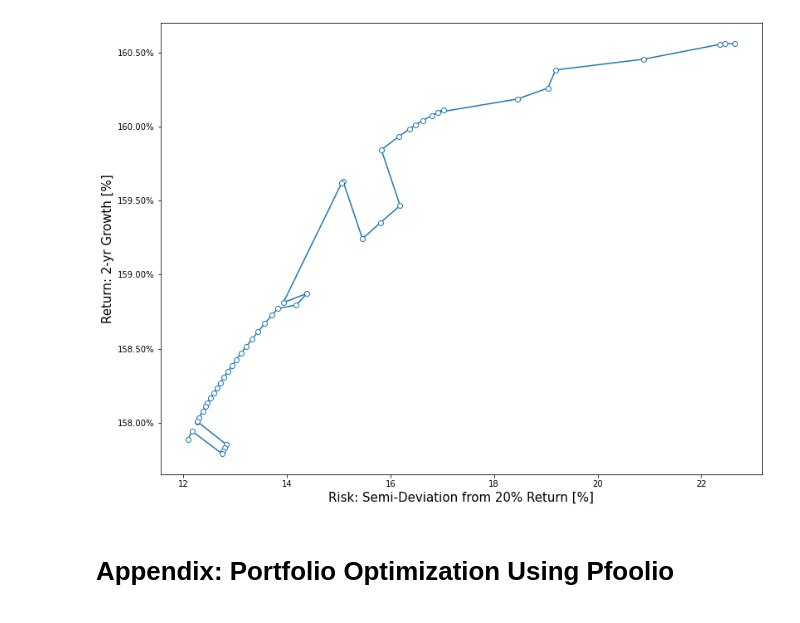
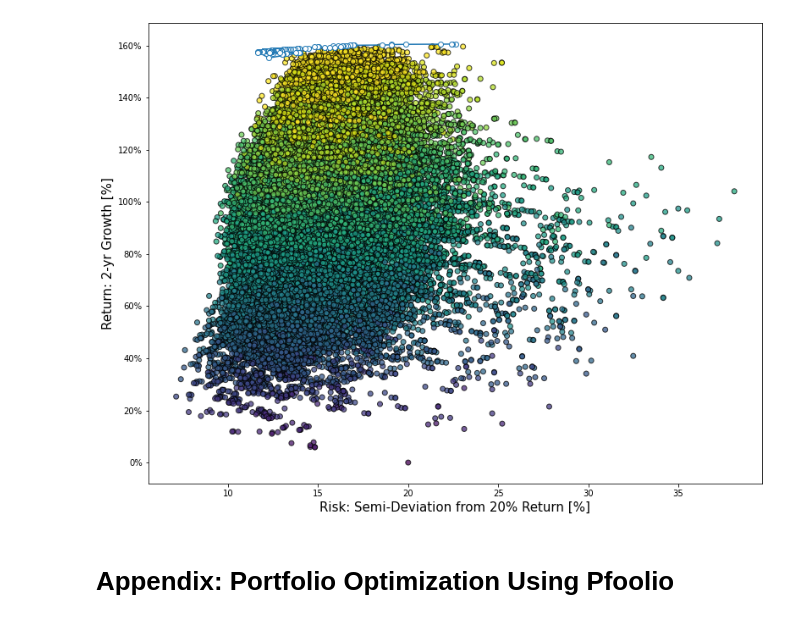
Before and after one commit to mtlr05/Pfoolio, a Jupyter notebook: Pfoolio notebook.ipynb, the cells around one changed output. Drawn from its saved outputs; the diff is of its cells as text; code cells hidden in the pictures.

```diff
--- a/Pfoolio notebook.ipynb
+++ b/Pfoolio notebook.ipynb
@@ -32,7 +32,7 @@ p=[0.65,
 0.60,
 0.65]
 
-t = np.linspace(0, 3, 50)
+t = np.linspace(0, 5, 100)
 fopt = np.zeros([len(t),n])
 gopt = np.zeros(len(t))
 vopt = np.zeros(len(t))
@@ -41,7 +41,3 @@ for i in range(len(t)):
     fopt[i]=sol.x
     gopt[i]=g
     vopt[i]=v
-
-print(fopt)
-# print(gopt)
-#print(vopt)
@@ -66,21 +66,21 @@ print(fopt)
 # %%
-y,m,v,f=DoE(n=n,b=b,a=a,p=p,levels=5,fmax=0.17,Fmax=1)
+y,m,v,f=DoE(n=n,b=b,a=a,p=p,levels=4,fmax=0.17,Fmax=1)
 # %%
 fig, ax = plt.subplots()
 #c=(y-1)/v**0.5
-#ax.scatter(v**0.5*100, (y-1)*100,c=np.sum(f,axis=1),alpha=0.75,edgecolors='black')
+ax.scatter(v**0.5*100, (y-1)*100,c=np.sum(f,axis=1),alpha=0.75,edgecolors='black')
 plt.plot(vopt**0.5*100, (gopt-1)*100,marker='o',markerfacecolor='white')
 ax.set_xlabel(r'Risk: Semi-Deviation from 20% Return [%]', fontsize=15)
 ax.set_ylabel(r'Return: 2-yr Growth [%]', fontsize=15)
 ax.yaxis.set_major_formatter(mtick.PercentFormatter())
 plt.show()
 
 # ind = np.argpartition((y-1)-v**0.5, -10)[-10:]
 # np.set_printoptions(formatter={'float': lambda x: "{0:0.3f}".format(x)})
 # print(y[ind]-1)
 # print(f[ind])
 # %% [output]
-[figure, old version]
+[figure, new version]
 # %% [markdown]
 # Appendix: Portfolio Optimization Using Pfoolio
 # %% [markdown]
```
Also changed, not shown: parts of 3 cells of this notebook.
